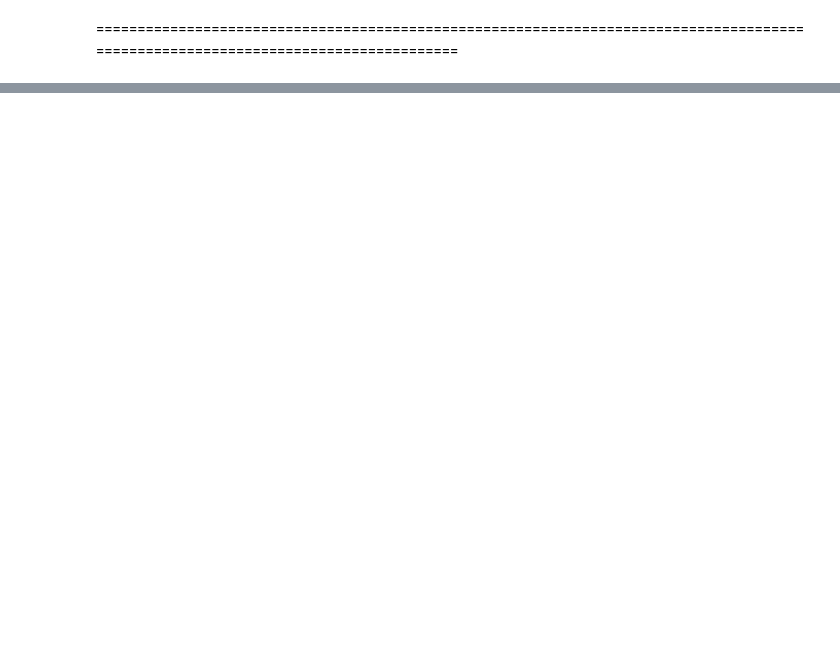
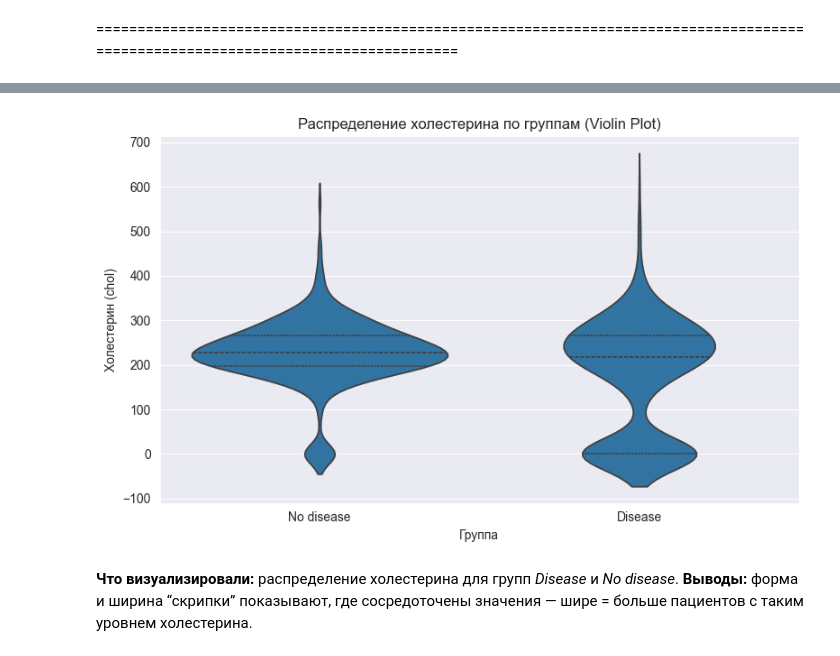
Before and after one commit to b4lk4r/YPP, a Jupyter notebook: laba_2/sample.ipynb, the cells around one changed output, grey strips where cells are left out. Saved outputs shown, nothing was run; the diff lists cells and outputs as text; code cells hidden in the pictures; blank space fills up the shorter version.

```diff
--- a/laba_2/sample.ipynb
+++ b/laba_2/sample.ipynb
@@ -188,0 +324,21 @@ plt.show()
+# %%
+
+plt.figure()
+sns.violinplot(data=df, x='target_label', y=C['chol'], inner='quartile')
+plt.title('Распределение холестерина по группам (Violin Plot)')
+plt.xlabel('Группа')
+plt.ylabel('Холестерин (chol)')
+plt.tight_layout()
+plt.show()
+
+display(Markdown("""
+**Что визуализировали:** распределение холестерина для групп *Disease* и *No disease*.
+**Выводы:** форма и ширина “скрипки” показывают, где сосредоточены значения —
+шире = больше пациентов с таким уровнем холестерина.
+"""))
+# %% [output]
+[figure, added]
+
+**Что визуализировали:** распределение холестерина для групп *Disease* и *No disease*.
+**Выводы:** форма и ширина “скрипки” показывают, где сосредоточены значения —
+шире = больше пациентов с таким уровнем холестерина.
```
Also changed, not shown: parts of 7 cells of this notebook.
